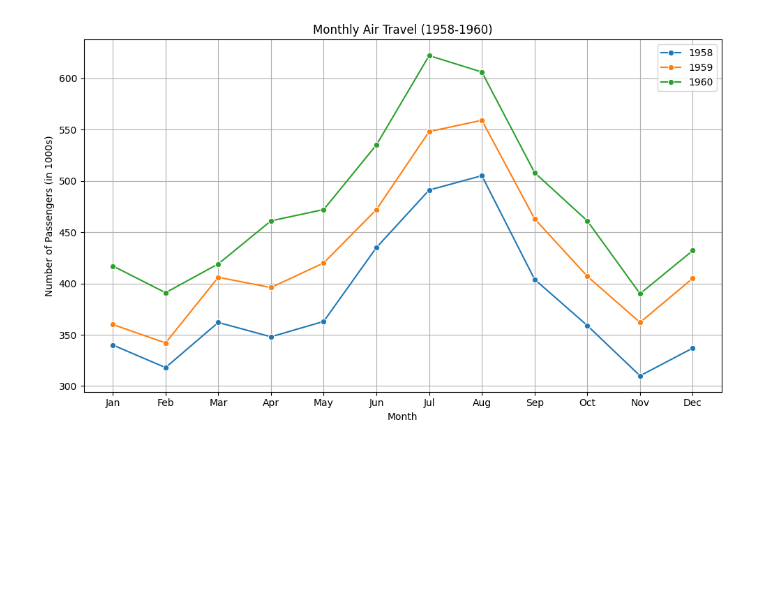
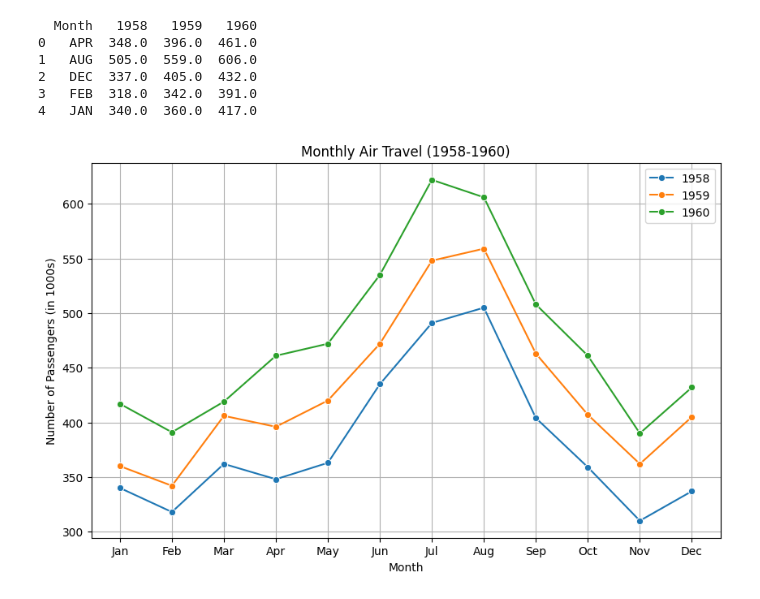
Before and after one commit to Geetzzz-Gowda/AI_DATA_ANALYSIS_, a Jupyter notebook: src/Module 2/Hands-on Project: EDA on a Dataset using NumPy, Pandas, Matplotlib & Seaborn/Ques_10.ipynb, the cells around one changed output. Cells and saved outputs as stored; diff of their text form; code cells hidden in the pictures; blank space fills up the shorter version.

```diff
--- a/src/Module 2/Hands-on Project: EDA on a Dataset using NumPy, Pandas, Matplotlib & Seaborn/Ques_10.ipynb
+++ b/src/Module 2/Hands-on Project: EDA on a Dataset using NumPy, Pandas, Matplotlib & Seaborn/Ques_10.ipynb
@@ -57,41 +57,36 @@
 # %%
 import pandas as pd
 import matplotlib.pyplot as plt
 import seaborn as sns
 
-def clean_and_prepare_data(file_path):
-    try:
-        df = pd.read_csv(file_path)
-    except FileNotFoundError:
-        print("Error: File not found. Please check the file path.")
-        return None
-    except pd.errors.ParserError:
-        print("Error: Could not parse the CSV file. Please check its format.")
-        return None
+df = pd.read_csv('/workspaces/AI_DATA_ANALYSIS_/src/Module 2/grouped_mean_airtravel.csv')
 
-    df.columns = df.columns.str.strip().str.replace('"', '').str.replace(" ", "")
-    df['Month'] = pd.to_datetime(df['Month'], format='%b').dt.month
-    df = df.sort_values('Month')
-    df['Month'] = df['Month'].apply(lambda x: pd.to_datetime(str(x), format='%m').strftime('%b'))
-    return df
+df.columns = df.columns.str.strip().str.replace('"', '').str.replace(" ", "")
 
-def plot_monthly_air_travel(df):
-    plt.figure(figsize=(10, 6))
-    for year in ['1958', '1959', '1960']:
-        sns.lineplot(data=df, x='Month', y=year, marker='o', label=year)
+print(df.head())
 
-    plt.title('Monthly Air Travel (1958-1960)')
-    plt.ylabel('Number of Passengers (in 1000s)')
-    plt.xlabel('Month')
-    plt.legend()
-    plt.grid(True)
-    plt.tight_layout()
-    plt.show()
+df['Month'] = pd.to_datetime(df['Month'], format='%b').dt.month
 
-file_path = '/workspaces/AI_DATA_ANALYSIS_/src/Module 2/grouped_mean_airtravel.csv'
-df = clean_and_prepare_data(file_path)
+df = df.sort_values('Month')
 
-if df is not None:
-    plot_monthly_air_travel(df)
+df['Month'] = df['Month'].apply(lambda x: pd.to_datetime(str(x), format='%m').strftime('%b'))
+
+plt.figure(figsize=(10,6))
+sns.lineplot(data=df, x='Month', y='1958', marker='o', label='1958')
+sns.lineplot(data=df, x='Month', y='1959', marker='o', label='1959')
+sns.lineplot(data=df, x='Month', y='1960', marker='o', label='1960')
+
+plt.title('Monthly Air Travel (1958-1960)')
+plt.ylabel('Number of Passengers (in 1000s)')
+plt.xlabel('Month')
+plt.legend()
+plt.grid(True)
+plt.show()
 # %% [output]
+  Month   1958   1959   1960
+0   APR  348.0  396.0  461.0
+1   AUG  505.0  559.0  606.0
+2   DEC  337.0  405.0  432.0
+3   FEB  318.0  342.0  391.0
+4   JAN  340.0  360.0  417.0
-[figure, old version]
+[figure, new version]
```
